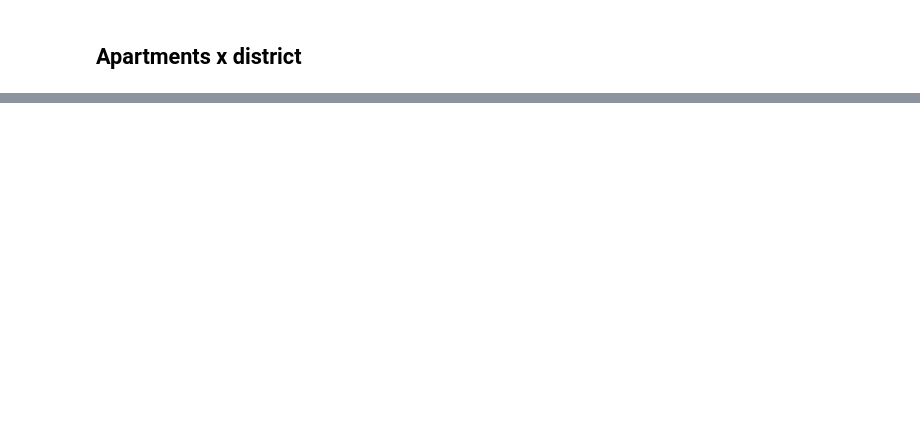
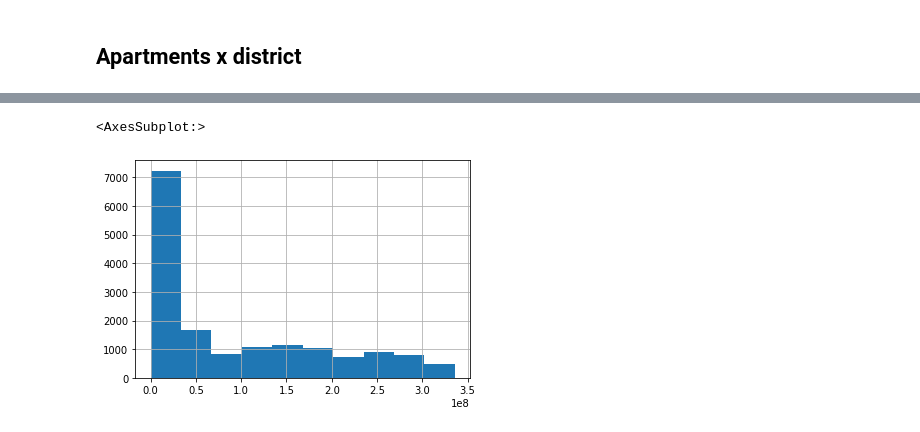
Before and after one commit to susanna-mendoza/PR04-project-statistical-analysis, a Jupyter notebook: PR04-Airbnb.ipynb, the cells around one changed output, grey strips where cells are left out. Drawn from its saved outputs; the diff is of its cells as text; code cells hidden in the pictures; blank space fills up the shorter version.

```diff
--- a/PR04-Airbnb.ipynb
+++ b/PR04-Airbnb.ipynb
@@ -54,0 +65,5 @@ df.neighbourhood_group.value_counts().plot(kind='bar', figsize = (12, 8));
+# %%
+df['host_id'].hist()
+# %% [output]
+<AxesSubplot:>
+[figure, added]
```
Also changed, not shown: parts of 21 cells of this notebook, 1 other file.
